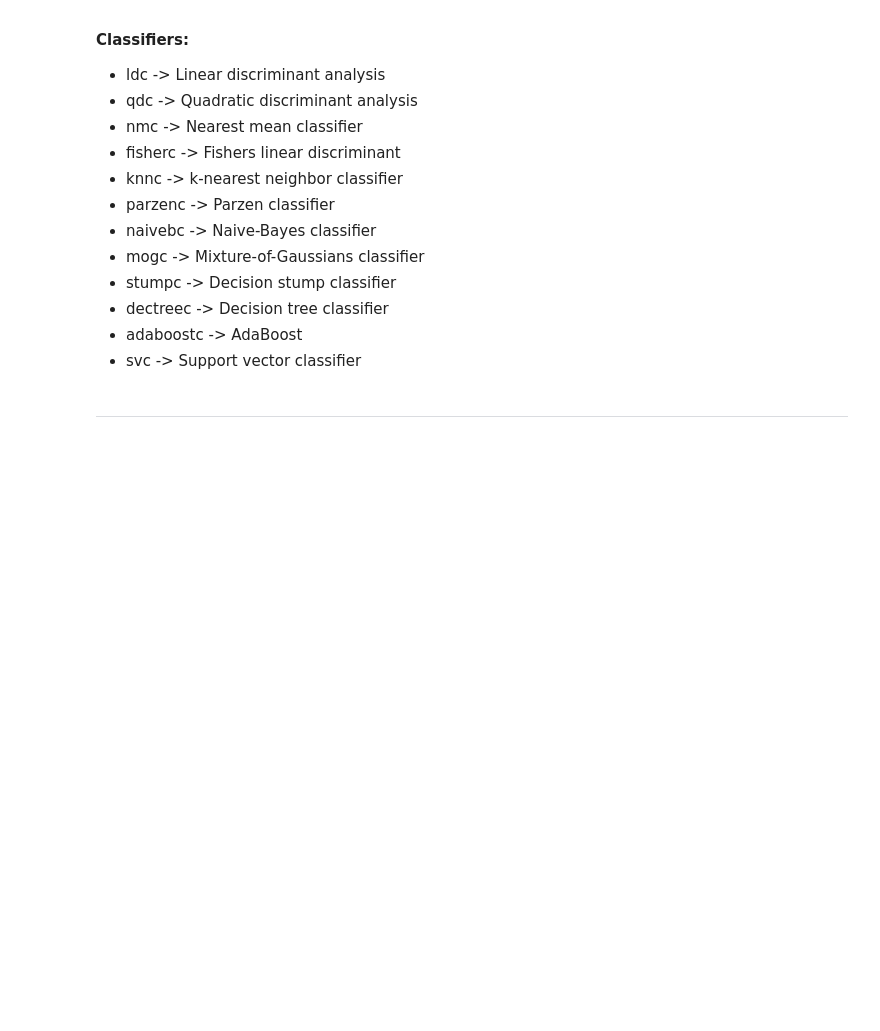
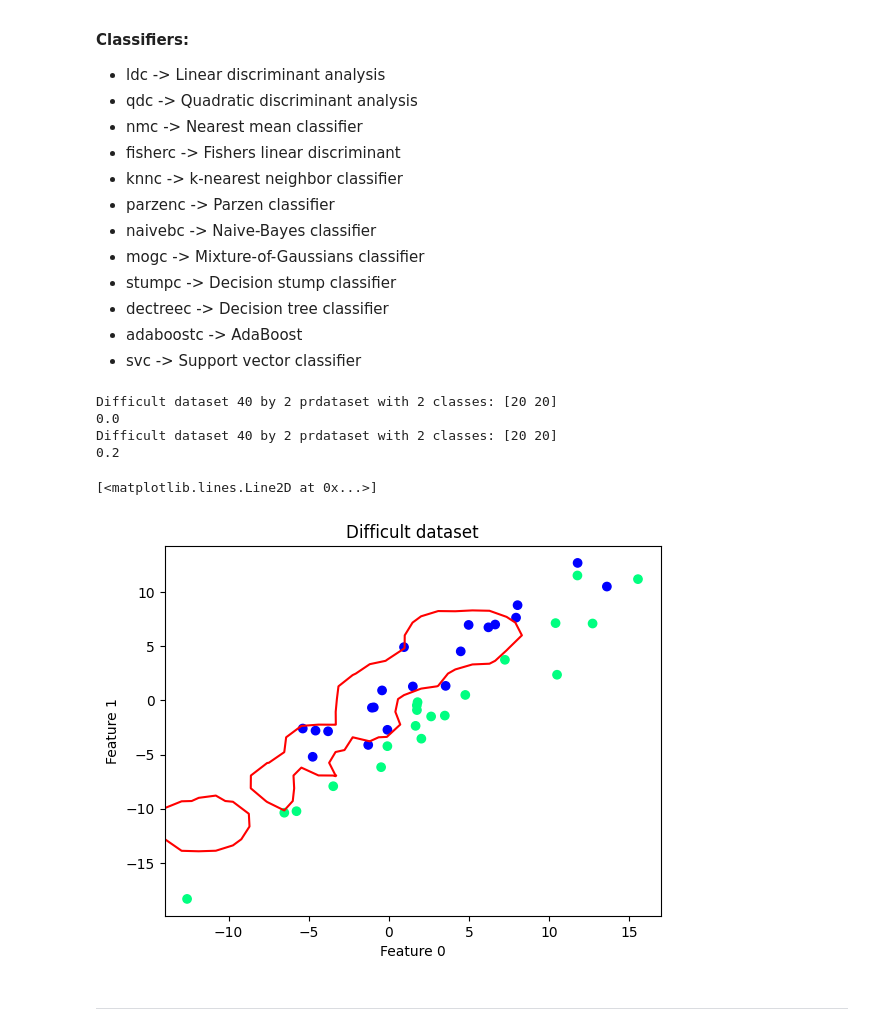
Before and after one commit to dimanaStoyanova7/Collaborative-AI-Assignment1, a Jupyter notebook: Assignment_1.ipynb, the cells around one changed output. Saved outputs shown, nothing was run; the diff lists cells and outputs as text; code cells hidden in the pictures; blank space fills up the shorter version.

```diff
--- a/Assignment_1.ipynb
+++ b/Assignment_1.ipynb
@@ -338,3 +348,46 @@ Train the following classifiers on some 2D datasets and visualize the decision b
+# %%
+#Write your code here
+train = pr.gendatd()
+test = pr.gendatd()
+# ldc -> Linear discriminant analysis
+w = pr.svc()
+w.train(train)
+#compute the error on the train set
+c_train = w.eval(train)
+print(c_train)
+e_train = pr.testc(c_train)
+print(e_train)
+#print the train set
+# pr.scatterd(train)
+# pr.plotc(w)
+#compute the error on the test set
+c_test = w.eval(test)
+print(c_test)
+e_test = pr.testc(c_test)
+print(e_test)
+pr.scatterd(test)
+pr.plotc(w)
+#print the test set
+
+
+# qdc -> Quadratic discriminant analysis
+# nmc -> Nearest mean classifier
+# fisherc -> Fishers linear discriminant
+# knnc -> k-nearest neighbor classifier
+# parzenc -> Parzen classifier
+# naivebc -> Naive-Bayes classifier
+# mogc -> Mixture-of-Gaussians classifier
+# stumpc -> Decision stump classifier
+# dectreec -> Decision tree classifier
+# adaboostc -> AdaBoost
+# svc -> Support vector classifier
+# %% [output]
+Difficult dataset 40 by 2 prdataset with 2 classes: [20 20]
+0.0
+Difficult dataset 40 by 2 prdataset with 2 classes: [20 20]
+0.2
+[<matplotlib.lines.Line2D at 0x...>]
+[figure, added]
 # %% [markdown]
 ---
 # %% [markdown]
```
Also changed, not shown: parts of 6 cells of this notebook.
